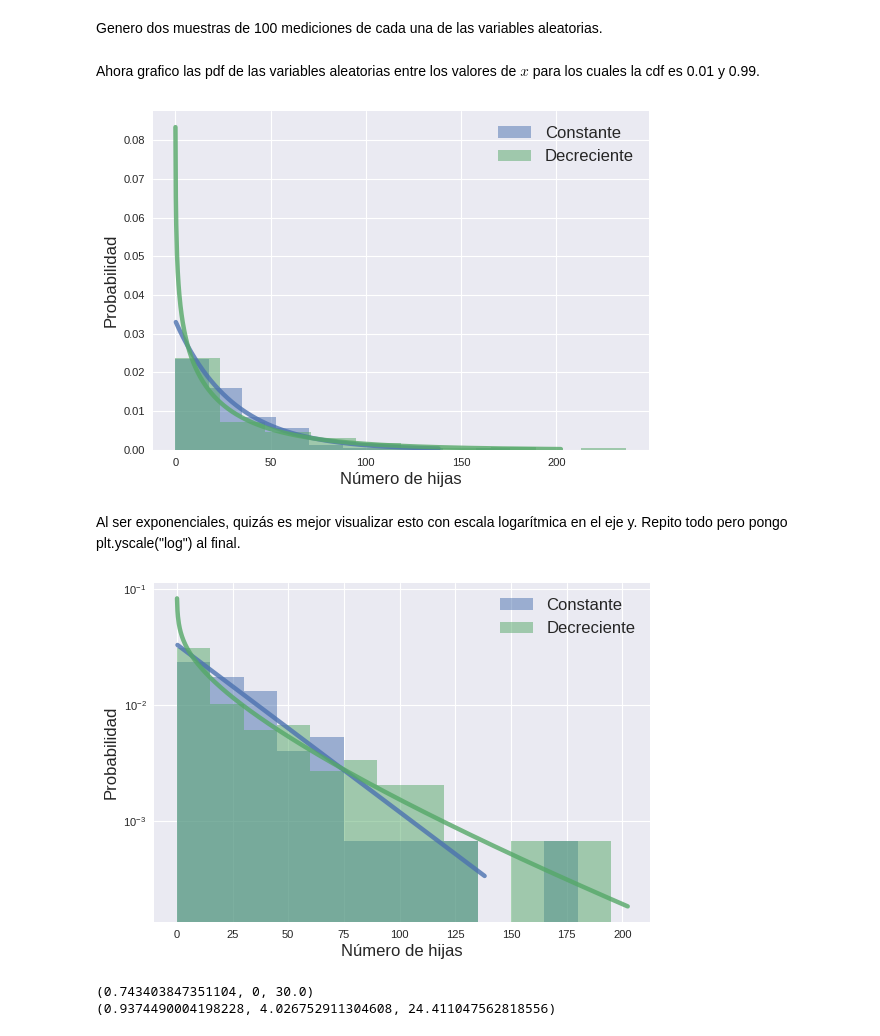
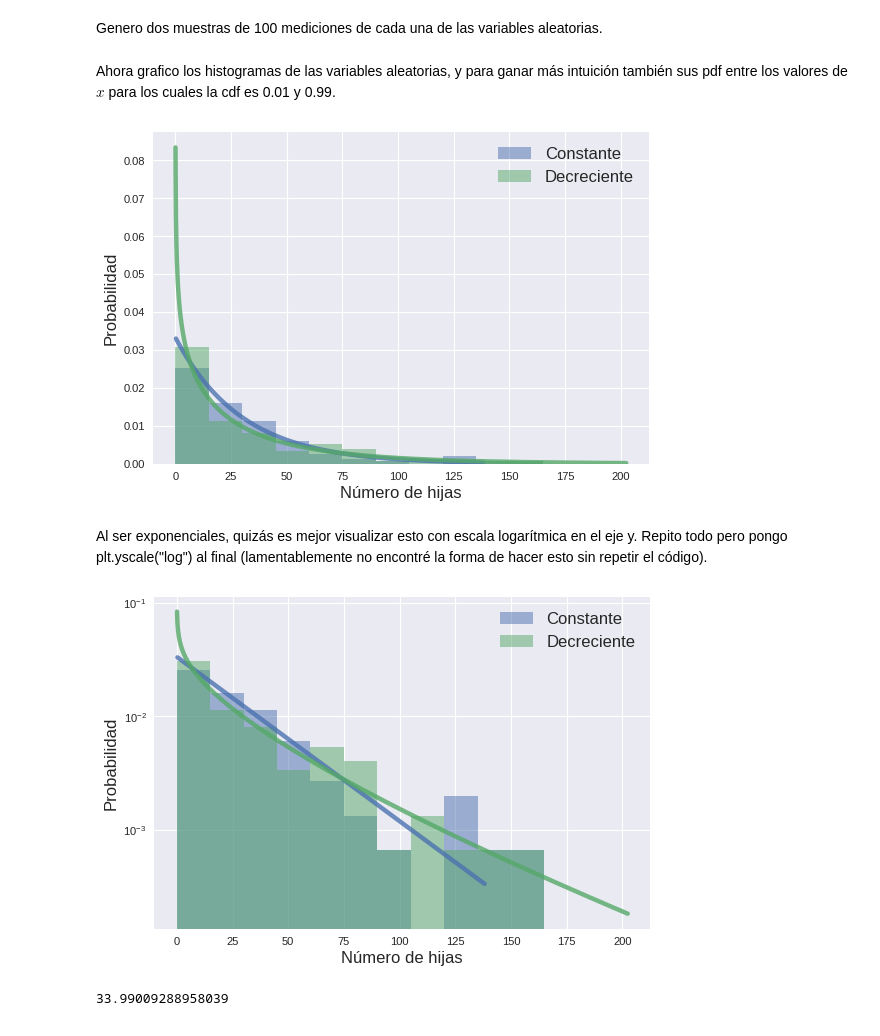
Before and after one commit to tdinapoli/mefe, a Jupyter notebook: tps/tp3/tp3.ipynb, the cells around one changed output. Cells and saved outputs as stored; diff of their text form; code cells hidden in the pictures.

```diff
--- a/tps/tp3/tp3.ipynb
+++ b/tps/tp3/tp3.ipynb
@@ -26,11 +44,12 @@ con $\lambda = 1/30$ y $\alpha=1$ en el caso de que la tasa de nacimientos es in
 # %%
 # Defino los parámetros
 lmbd = 1/30
-alpha1 = 1
-alpha2 = 0.8
-# Creo las variables aleatorias (por cómo está definido debo poner 1/lambda en la escala)
-wbc = ss.weibull_min(alpha1, scale=1/lmbd, loc=0)
-wbd = ss.weibull_min(alpha2, scale=1/lmbd, loc=0)
+alpha0 = 1
+alpha1 = 0.8
+# Creo las variables aleatorias (por cómo está
+# definido debo poner 1/lambda en la escala)
+wbc = ss.weibull_min(alpha0, scale=1/lmbd, loc=0)
+wbd = ss.weibull_min(alpha1, scale=1/lmbd, loc=0)
 # %% [markdown]
 Genero dos muestras de 100 mediciones de cada una de las variables aleatorias.
 # %%
@@ -38,29 +57,32 @@ Genero dos muestras de 100 mediciones de cada una de las variables aleatorias.
 samplec = wbc.rvs(size=100)
 sampled = wbd.rvs(size=100)
 # %% [markdown]
-Ahora grafico las pdf de las variables aleatorias entre los valores de $x$ para los cuales la cdf es 0.01 y 0.99.
+Ahora grafico los histogramas de las variables aleatorias, y para ganar más intuición también sus pdf entre los valores de $x$ para los cuales la cdf es 0.01 y 0.99.
 # %%
 # Genero los x para graficar
 x1 = np.linspace(wbc.ppf(0.01), wbc.ppf(0.99), 1000)
 x2 = np.linspace(wbd.ppf(0.01), wbd.ppf(0.99), 1000)
 
 # Grafico los histogramas normalizados
-freq, bin_edges = np.histogram(samplec, density=True)
-plt.stairs(freq, bin_edges, fill=True, alpha=0.5, color="C0", label="Constante")
-freq, bin_edges = np.histogram(sampled, density=True)
-plt.stairs(freq, bin_edges, fill=True, alpha=0.5, color="C1", label="Decreciente")
+bins = np.arange(0, 201, 15, dtype=int)
+freq, bin_edges = np.histogram(samplec, density=True, bins=bins)
+plt.stairs(freq, bin_edges, fill=True, alpha=0.5,
+           color="C0", label="Constante")
+freq, bin_edges = np.histogram(sampled, density=True, bins=bins)
+plt.stairs(freq, bin_edges, fill=True, alpha=0.5,
+           color="C1", label="Decreciente")
 
 # Grafico las distribuciones sobre los histogramas.
 plt.plot(x1, wbc.pdf(x1), lw=4, alpha=0.8, color="C0")
 plt.plot(x2, wbd.pdf(x2), lw=4, alpha=0.8, color="C1")
 plt.legend()
 plt.xlabel("Número de hijas")
 plt.ylabel("Probabilidad")
 plt.show()
 # %% [output]
-[figure, old version]
+[figure, new version]
 # %% [markdown]
-Al ser exponenciales, quizás es mejor visualizar esto con escala logarítmica en el eje y. Repito todo pero pongo plt.yscale("log") al final.
+Al ser exponenciales, quizás es mejor visualizar esto con escala logarítmica en el eje y. Repito todo pero pongo plt.yscale("log") al final (lamentablemente no encontré la forma de hacer esto sin repetir el código).
 # %%
 # Genero los x para graficar
 x1 = np.linspace(wbc.ppf(0.01), wbc.ppf(0.99), 1000)
@@ -82,25 +104,15 @@ plt.ylabel("Probabilidad")
 plt.yscale("log")
 plt.show()
 # %% [output]
-[figure, old version]
+[figure, new version]
 # %%
-def likelyhood(sample, rv):
-    lhood = 1
-    for measurement in sample:
-        lhood = lhood * rv.pdf(measurement)
-    return lhood
-
-def log_likelyhood(sample, rv):
-    loglhood = 1
-    for measurement in sample:
-        loglhood += np.log(rv.pdf(measurement))
-    return loglhood
+def estadistico(sample, lmbd, alpha0, alpha1):
+    t = (lmbd*sample)**alpha0 - (lmbd*sample)**alpha1 + (alpha1 - alpha0) * np.log(sample)
+    return np.sum(t)/len(t)
+# %% [output]
+33.99009288958039
 # %%
-a = ss.weibull_min.fit(samplec, fscale=1/lmbd, floc=0)
-a = ss.weibull_min.fit(sampled, fscale=1/lmbd, floc=0)
-b = ss.weibull_min.fit(samplec)
-print(a)
-print(b)
+t_h0 = [estadistico(wbc.rvs(size=100), lmbd, 1, 0.8) for _ in range(10000)]
+t_h1 = [estadistico(wbd.rvs(size=100), lmbd, 1, 0.8) for _ in range(10000)]
+t2_h0 = [np.mean((wbc.rvs(size=100) - wbc.mean())**2/wbc.var()) for _ in range(10000)]
+t2_h1 = [np.mean((wbd.rvs(size=100) - wbd.mean())**2/wbd.var()) for _ in range(10000)]
-# %% [output]
-(0.743403847351104, 0, 30.0)
-(0.9374490004198228, 4.026752911304608, 24.411047562818556)
```
Also changed, not shown: parts of 3 cells of this notebook.
